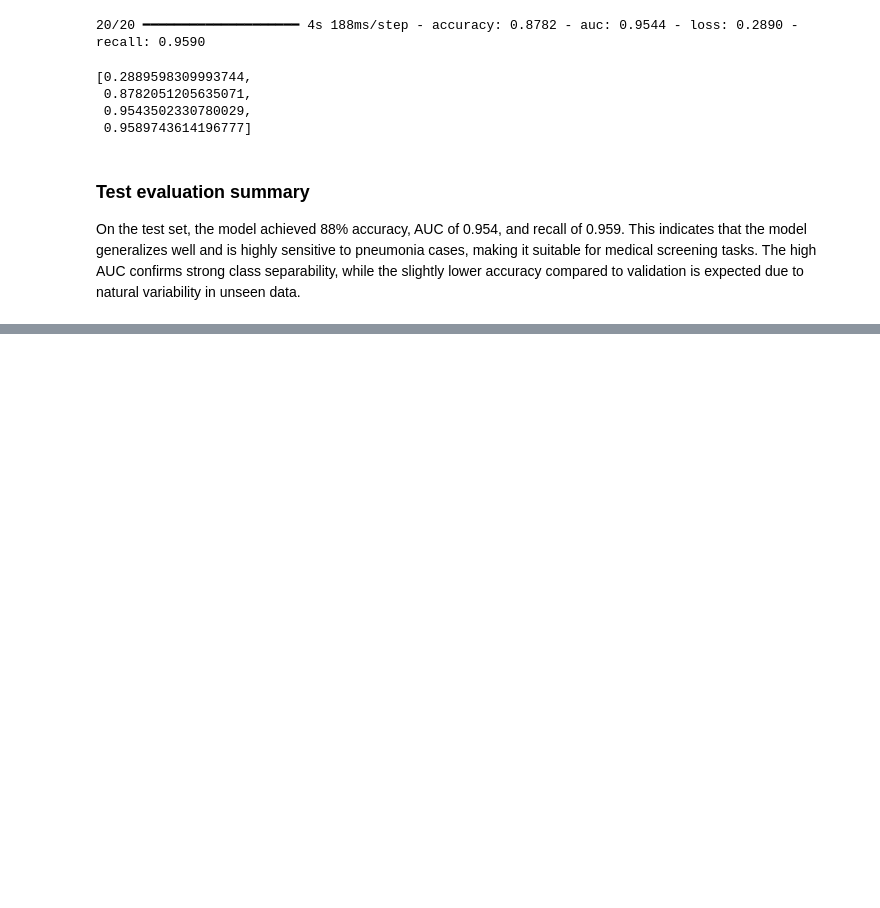
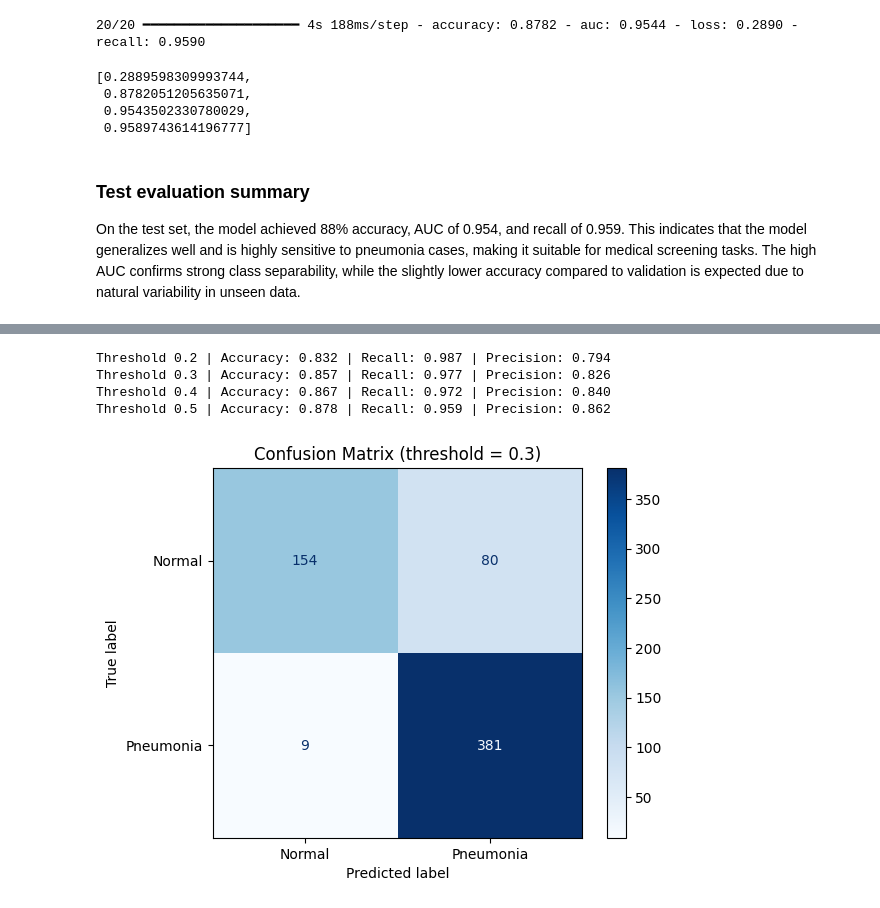
Before and after one commit to nagham05/disease-detection-from-chest-x-Ray, a Jupyter notebook: main.ipynb, the cells around one changed output, grey strips where cells are left out. Saved outputs shown, nothing was run; the diff lists cells and outputs as text; code cells hidden in the pictures; blank space fills up the shorter version.

Commit message:
threshold, confusion matrix, roc curve, TV_accuracy

```diff
--- a/main.ipynb
+++ b/main.ipynb
@@ -278,0 +299,12 @@ On the test set, the model achieved 88% accuracy, AUC of 0.954, and recall of 0.
+# %%
+import numpy as np
+
+# Get probabilities (NOT class labels)
+y_probs = model.predict(test_images)
+
+# Flatten (shape: [N, 1] → [N])
+y_probs = y_probs.flatten()
+# True labels
+y_true = np.concatenate([
+    y for x, y in test_images
+]).astype(int)
@@ -278,0 +314,33 @@ On the test set, the model achieved 88% accuracy, AUC of 0.954, and recall of 0.
+# %%
+from sklearn.metrics import accuracy_score, recall_score, precision_score
+
+thresholds = [0.2, 0.3, 0.4, 0.5]
+
+for t in thresholds:
+    y_pred = (y_probs >= t).astype(int)
+
+    acc = accuracy_score(y_true, y_pred)
+    rec = recall_score(y_true, y_pred)
+    prec = precision_score(y_true, y_pred)
+
+    print(f"Threshold {t:.1f} | Accuracy: {acc:.3f} | Recall: {rec:.3f} | Precision: {prec:.3f}")
+# %% [output]
+Threshold 0.2 | Accuracy: 0.832 | Recall: 0.987 | Precision: 0.794
+Threshold 0.3 | Accuracy: 0.857 | Recall: 0.977 | Precision: 0.826
+Threshold 0.4 | Accuracy: 0.867 | Recall: 0.972 | Precision: 0.840
+Threshold 0.5 | Accuracy: 0.878 | Recall: 0.959 | Precision: 0.862
+# %%
+from sklearn.metrics import confusion_matrix, ConfusionMatrixDisplay
+import matplotlib.pyplot as plt
+
+chosen_threshold = 0.3
+y_pred = (y_probs >= chosen_threshold).astype(int)
+
+cm = confusion_matrix(y_true, y_pred)
+disp = ConfusionMatrixDisplay(cm, display_labels=["Normal", "Pneumonia"])
+
+disp.plot(cmap="Blues")
+plt.title(f"Confusion Matrix (threshold = {chosen_threshold})")
+plt.show()
+# %% [output]
+[figure, added]
```
Also changed, not shown: parts of 4 cells of this notebook.
